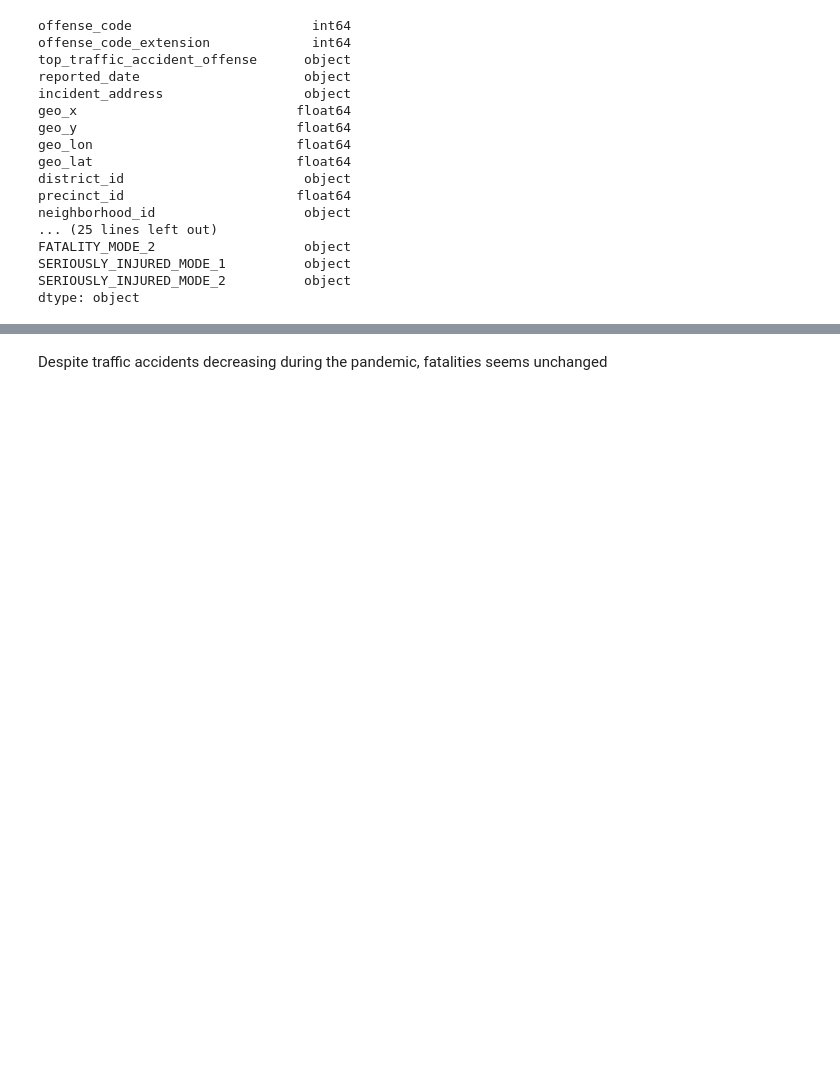
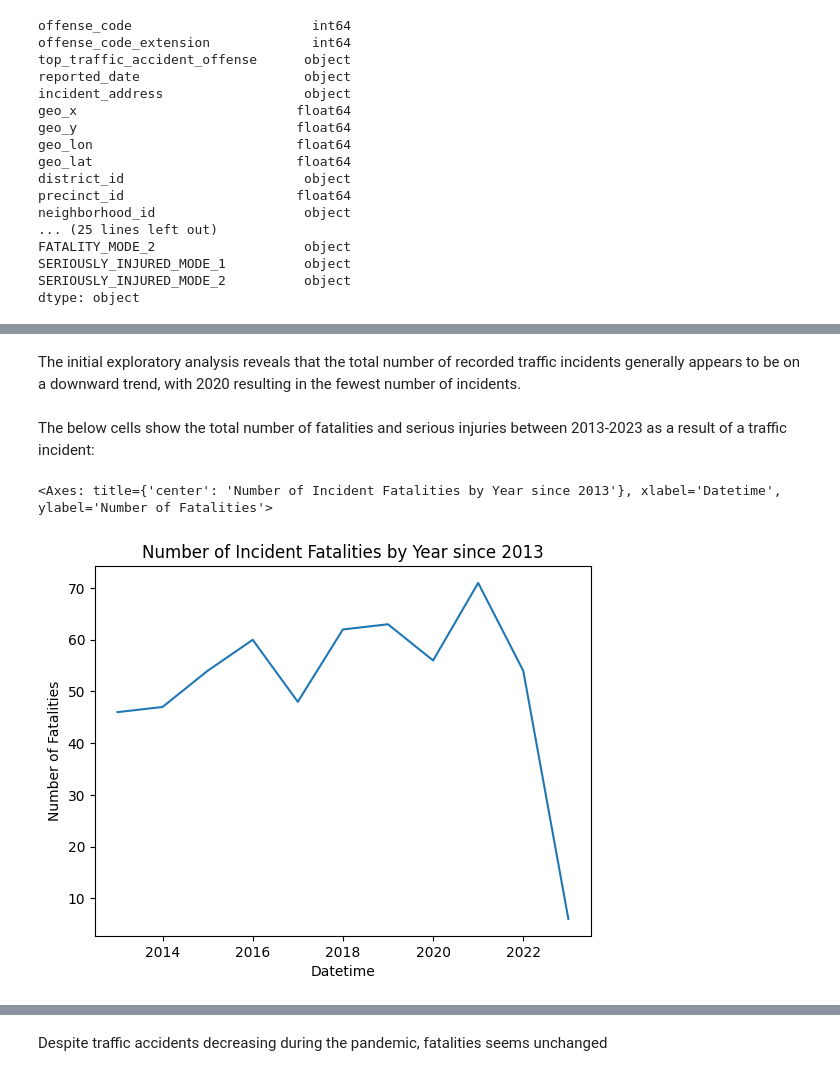
Before and after one commit to zjfrancis/data_science_tools, a Jupyter notebook: Final_Project.ipynb, the cells around one changed output, grey strips where cells are left out. Drawn from its saved outputs; the diff is of its cells as text; code cells hidden in the pictures; blank space fills up the shorter version.

```diff
--- a/Final_Project.ipynb
+++ b/Final_Project.ipynb
@@ -161,0 +399,15 @@ traffic_data[traffic_data.FATALITY_MODE_1 == "PEDESTRIAN"]
+# %% [markdown]
+The initial exploratory analysis reveals that the total number of recorded traffic incidents generally appears to be on a downward trend, with 2020 resulting in the fewest number of incidents.
+# %% [markdown]
+The below cells show the total number of fatalities and serious injuries between 2013-2023 as a result of a traffic incident:
+# %%
+# we can plot fatalities over time
+# we can plot seriosly injured over time
+
+plt.xlabel('Year')
+plt.ylabel('Number of Fatalities')
+plt.title('Number of Incident Fatalities by Year since 2013')
+traffic_data.groupby(traffic_data.Datetime.dt.year)['FATALITIES'].sum().plot()
+# %% [output]
+<Axes: title={'center': 'Number of Incident Fatalities by Year since 2013'}, xlabel='Datetime', ylabel='Number of Fatalities'>
+[figure, added]
```
Also changed, not shown: parts of 44 cells of this notebook.
